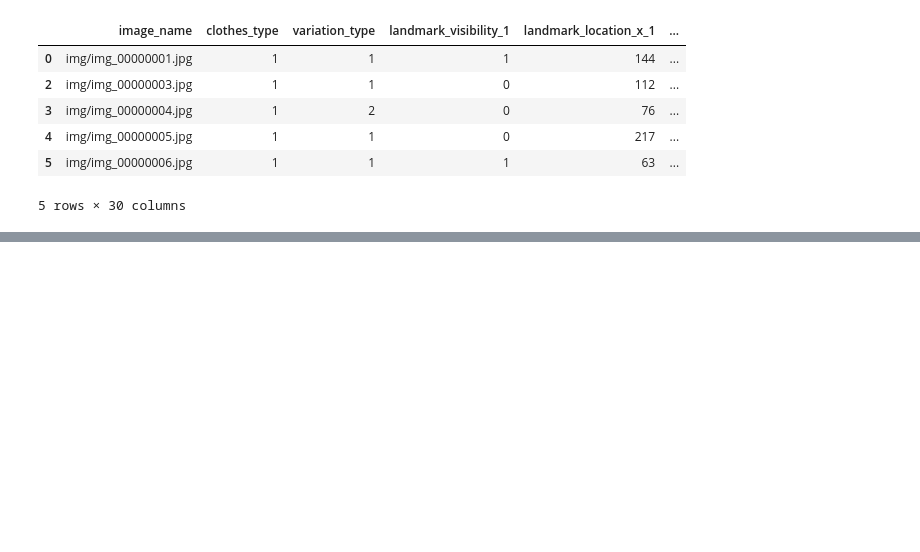
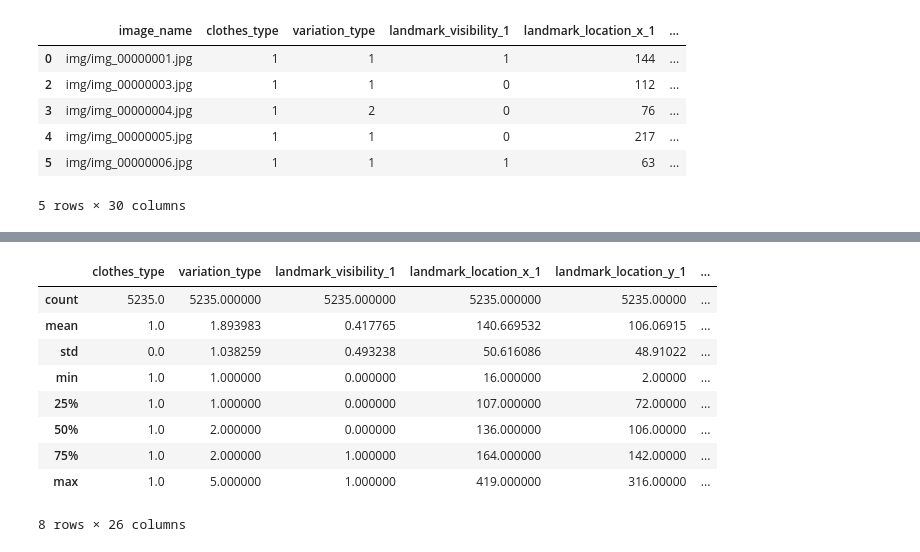
Before and after one commit to rizq97/regNet, a Jupyter notebook: BuildOwnFile.ipynb, the cells around one changed output, grey strips where cells are left out. Drawn from its saved outputs; the diff is of its cells as text; code cells hidden in the pictures; blank space fills up the shorter version.

```diff
--- a/BuildOwnFile.ipynb
+++ b/BuildOwnFile.ipynb
@@ -144,6 +165,7 @@ splits.head()
 5 rows × 30 columns
 # %%
 trainData = splits[splits.	evaluation_status =='train']
+valData = splits[splits.	evaluation_status =='val']
 trainData.head()
 # %% [output]
 |  | image_name | clothes_type | variation_type | landmark_visibility_1 | landmark_location_x_1 | ... |
@@ -196,0 +188,13 @@ train_generator = train_datagen.flow_from_dataframe(
+# %%
+valData.describe()
+# %% [output]
+|  | clothes_type | variation_type | landmark_visibility_1 | landmark_location_x_1 | landmark_location_y_1 | ... |
+| count | 5235.0 | 5235.000000 | 5235.000000 | 5235.000000 | 5235.00000 | ... |
+| mean | 1.0 | 1.893983 | 0.417765 | 140.669532 | 106.06915 | ... |
+| std | 0.0 | 1.038259 | 0.493238 | 50.616086 | 48.91022 | ... |
+| min | 1.0 | 1.000000 | 0.000000 | 16.000000 | 2.00000 | ... |
+| 25% | 1.0 | 1.000000 | 0.000000 | 107.000000 | 72.00000 | ... |
+| 50% | 1.0 | 2.000000 | 0.000000 | 136.000000 | 106.00000 | ... |
+| 75% | 1.0 | 2.000000 | 1.000000 | 164.000000 | 142.00000 | ... |
+| max | 1.0 | 5.000000 | 1.000000 | 419.000000 | 316.00000 | ... |
+8 rows × 26 columns
```
Also changed, not shown: parts of 19 cells of this notebook.
